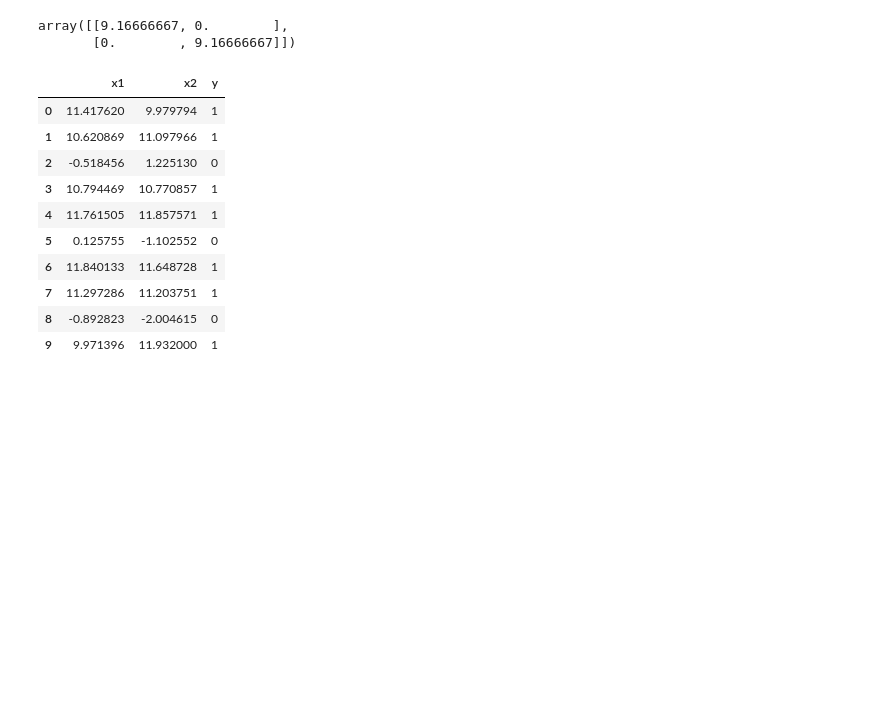
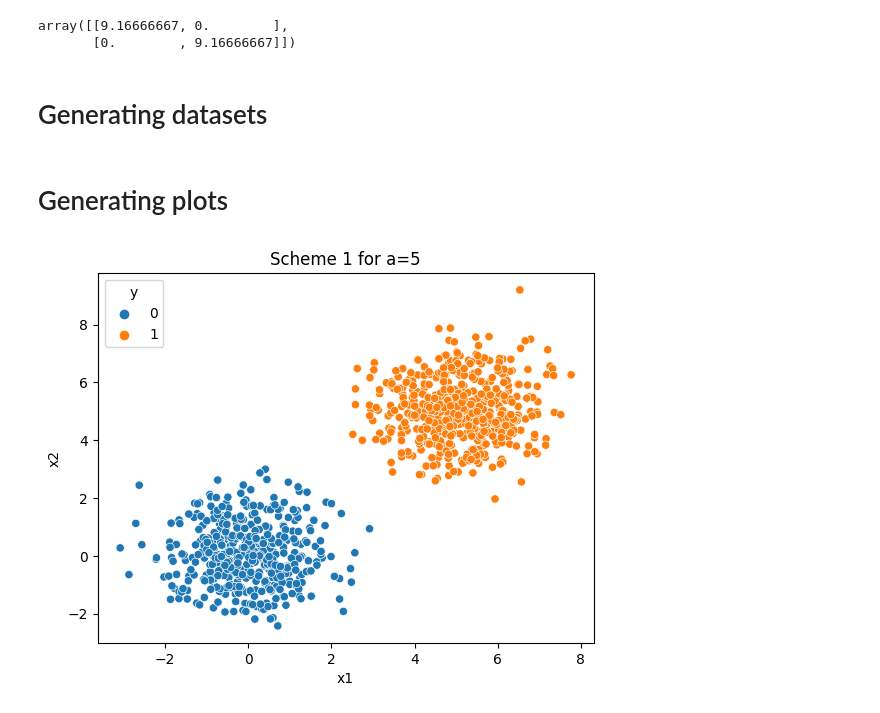
Before and after one commit to nizwant/adv_ml_labs, a Jupyter notebook: adv_ml.ipynb, the cells around one changed output. Cells and saved outputs as stored; diff of their text form; code cells hidden in the pictures; blank space fills up the shorter version.

Commit message:
adding scatter plot

```diff
--- a/adv_ml.ipynb
+++ b/adv_ml.ipynb
@@ -257,3 +254,5 @@ array([[9.16666667, 0.        ],
+# %% [markdown]
+# Generating datasets
 # %%
 def generate_data(a, ro=0, n_samples=1000):
     """
@@ -278,17 +277,23 @@ def generate_data(a, ro=0, n_samples=1000):
     df_ones['y'] = 1
     df = pd.concat([df_zeros, df_ones], axis=0)
     return df.sample(frac=1).reset_index(drop=True)
-# %%
-generate_data(11, 0, 10)
-# %% [output]
-|  | x1 | x2 | y |
-| 0 | 11.417620 | 9.979794 | 1 |
-| 1 | 10.620869 | 11.097966 | 1 |
-| 2 | -0.518456 | 1.225130 | 0 |
-| 3 | 10.794469 | 10.770857 | 1 |
-| 4 | 11.761505 | 11.857571 | 1 |
-| 5 | 0.125755 | -1.102552 | 0 |
-| 6 | 11.840133 | 11.648728 | 1 |
-| 7 | 11.297286 | 11.203751 | 1 |
-| 8 | -0.892823 | -2.004615 | 0 |
-| 9 | 9.971396 | 11.932000 | 1 |
+# %% [markdown]
+# Generating plots
+# %%
+def generate_scatter_plot(df, title):
+    """
+    Generate scatter plot for the given data.
+
+    Parameters:
+    df (pd.DataFrame): Data to plot.
+    title (str): Title of the plot.
+    """
+    import seaborn as sns
+    import matplotlib.pyplot as plt
+    sns.scatterplot(data=df, x='x1', y='x2', hue='y')
+    plt.title(title)
+    plt.show()
+# %%
+generate_scatter_plot(generate_data(5, 0), 'Scheme 1 for a=5')
+# %% [output]
+[figure, added]
```
Also changed, not shown: parts of 2 cells of this notebook.
